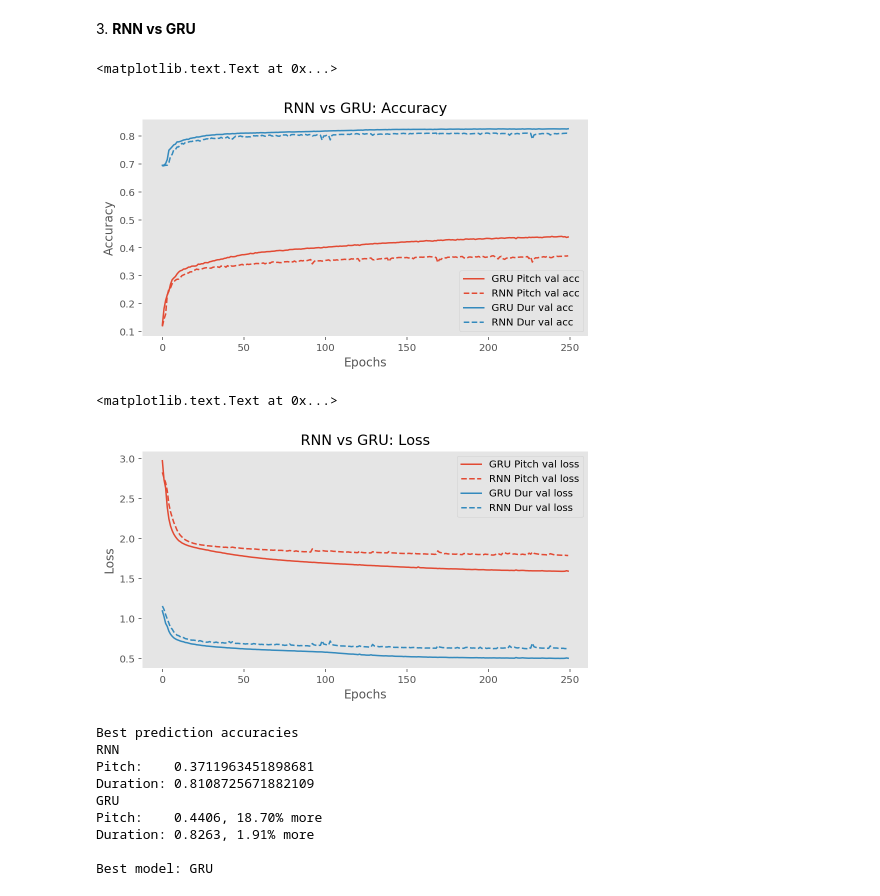
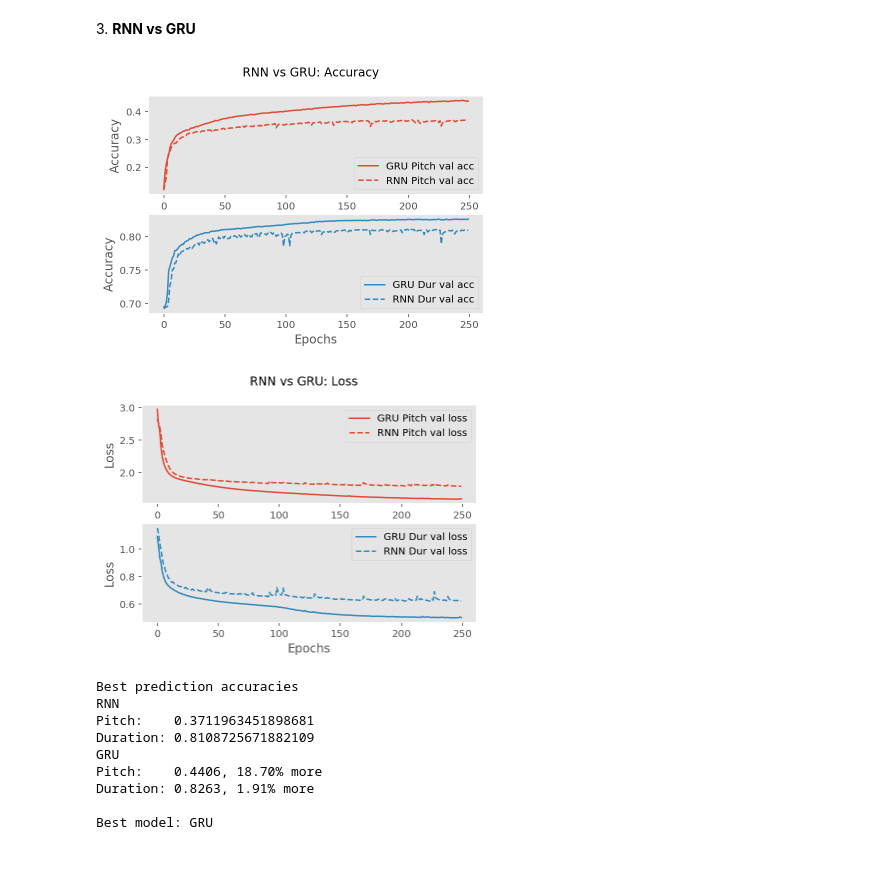
Before and after one commit to lguillain/Artificial-Neural-Networks, a Jupyter notebook: miniproject2/miniproject2.ipynb, the cells around one changed output. Saved outputs shown, nothing was run; the diff lists cells and outputs as text; code cells hidden in the pictures; blank space fills up the shorter version.

Commit message:
Kind of a mess, changed plots

```diff
--- a/miniproject2/miniproject2.ipynb
+++ b/miniproject2/miniproject2.ipynb
@@ -650,15 +654,15 @@ for label in np.random.choice(list(transposed_dataset.keys()), 2, replace=False)
 #save to pickle for now
 #pickle.dump(transposed_dataset, open("data/transposed_dataset_oneHot.pkl", "wb"))
 
-#with open('data/transposed_dataset_oneHot.pkl', 'rb') as f:
-#    transposed_dataset = pickle.load(f)
+with open('data/transposed_dataset_oneHot.pkl', 'rb') as f:
+    transposed_dataset = pickle.load(f)
 
 #redefine values if we load from dataset
 T_matrix = [transposed_dataset[i]['T_matrix'] for i in transposed_dataset.keys()]
 P_matrix = [transposed_dataset[i]['P_matrix'] for i in transposed_dataset.keys()]
 
-#np.save('data/T_matrix.npy', np.array(T_matrix))
-#np.save('data/P_matrix.npy', np.array(P_matrix))
+np.save('data/T_matrix.npy', np.array(T_matrix))
+np.save('data/P_matrix.npy', np.array(P_matrix))
 # %% [markdown]
 ## Exercise 5: Building and training a generative model of  note transition with the Keras functional API
 ### Description
@@ -828,29 +836,36 @@ plotLearningCurves(gru_hist)
 # %% [markdown]
 3\. **RNN vs GRU**
 # %%
-plt.plot(gru_hist['val_YP_acc'], c=c[0], label='GRU Pitch val acc')
-plt.plot(rnn_hist['val_YP_acc'], c=c[0], linestyle='--', label='RNN Pitch val acc')
-plt.plot(gru_hist['val_YT_acc'], c=c[1], label='GRU Dur val acc')
-plt.plot(rnn_hist['val_YT_acc'], c=c[1], linestyle='--', label='RNN Dur val acc')
-plt.legend(loc='best')
+f, (ax1, ax2) = plt.subplots(2, 1)
+ax1.plot(gru_hist['val_YP_acc'], c=c[0], label='GRU Pitch val acc')
+ax1.plot(rnn_hist['val_YP_acc'], c=c[0], linestyle='--', label='RNN Pitch val acc')
+ax2.plot(gru_hist['val_YT_acc'], c=c[1], label='GRU Dur val acc')
+ax2.plot(rnn_hist['val_YT_acc'], c=c[1], linestyle='--', label='RNN Dur val acc')
+ax1.legend(loc='best')
+ax2.legend(loc='best')
 plt.xlabel('Epochs')
-plt.ylabel('Accuracy')
-plt.title('RNN vs GRU: Accuracy')
+ax1.set_ylabel('Accuracy')
+ax2.set_ylabel('Accuracy')
+plt.suptitle('RNN vs GRU: Accuracy')
+plt.show()
 # %% [output]
-<matplotlib.text.Text at 0x...>
-[figure, old version]
+[figure, new version]
 # %%
-plt.plot(gru_hist['val_YP_loss'], c=c[0], label='GRU Pitch val loss')
-plt.plot(rnn_hist['val_YP_loss'], c=c[0], linestyle='--', label='RNN Pitch val loss')
-plt.plot(gru_hist['val_YT_loss'], c=c[1], label='GRU Dur val loss')
-plt.plot(rnn_hist['val_YT_loss'], c=c[1], linestyle='--', label='RNN Dur val loss')
-plt.legend(loc='best')
+f, (ax1, ax2) = plt.subplots(2, 1)
+ax1.plot(gru_hist['val_YP_loss'], c=c[0], label='GRU Pitch val loss')
+ax1.plot(rnn_hist['val_YP_loss'], c=c[0], linestyle='--', label='RNN Pitch val loss')
+ax1.legend(loc='best')
+
+ax2.plot(gru_hist['val_YT_loss'], c=c[1], label='GRU Dur val loss')
+ax2.plot(rnn_hist['val_YT_loss'], c=c[1], linestyle='--', label='RNN Dur val loss')
+ax2.legend(loc='best')
 plt.xlabel('Epochs')
-plt.ylabel('Loss')
-plt.title('RNN vs GRU: Loss')
+ax1.set_ylabel('Loss')
+ax2.set_ylabel('Loss')
+plt.suptitle('RNN vs GRU: Loss')
+plt.show()
 # %% [output]
-<matplotlib.text.Text at 0x...>
-[figure, old version]
+[figure, new version]
 # %%
 rp = np.max(rnn_hist['val_YP_acc'])
 rd = np.max(rnn_hist['val_YT_acc'])
```
Also changed, not shown: parts of 13 cells of this notebook.
